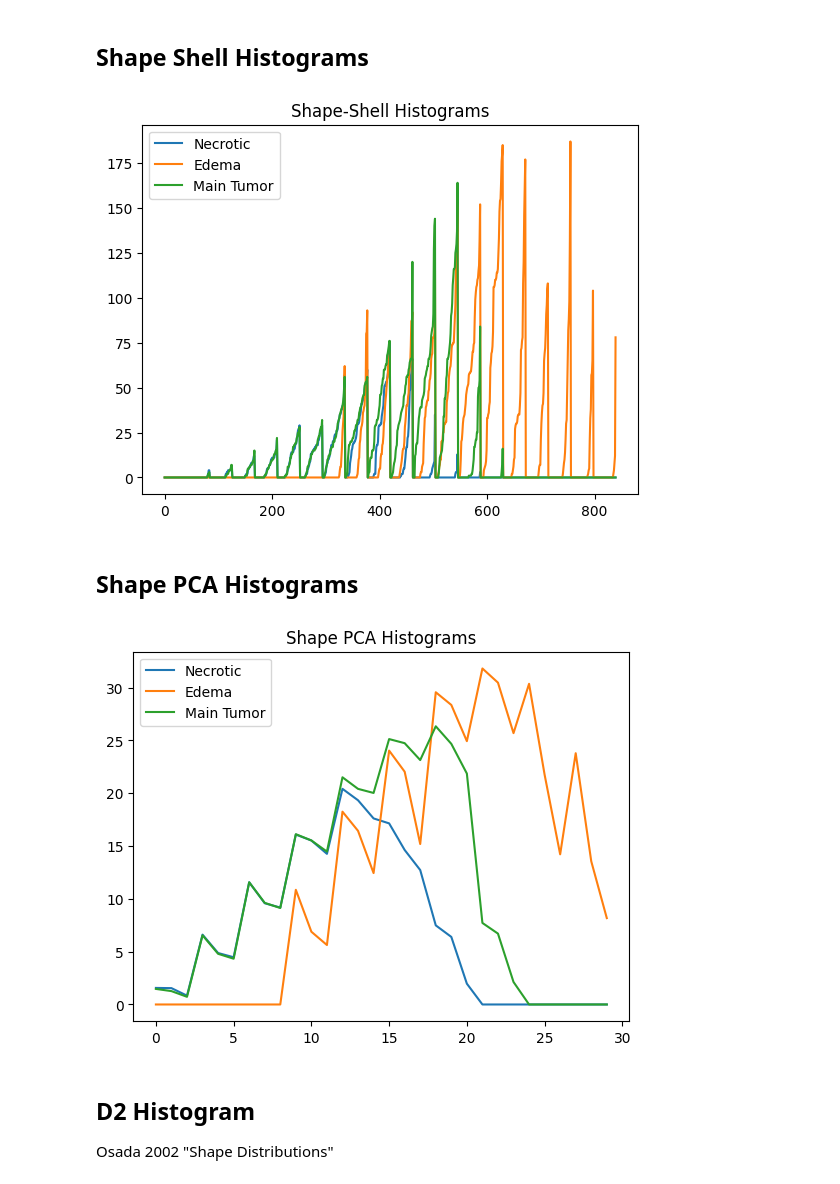
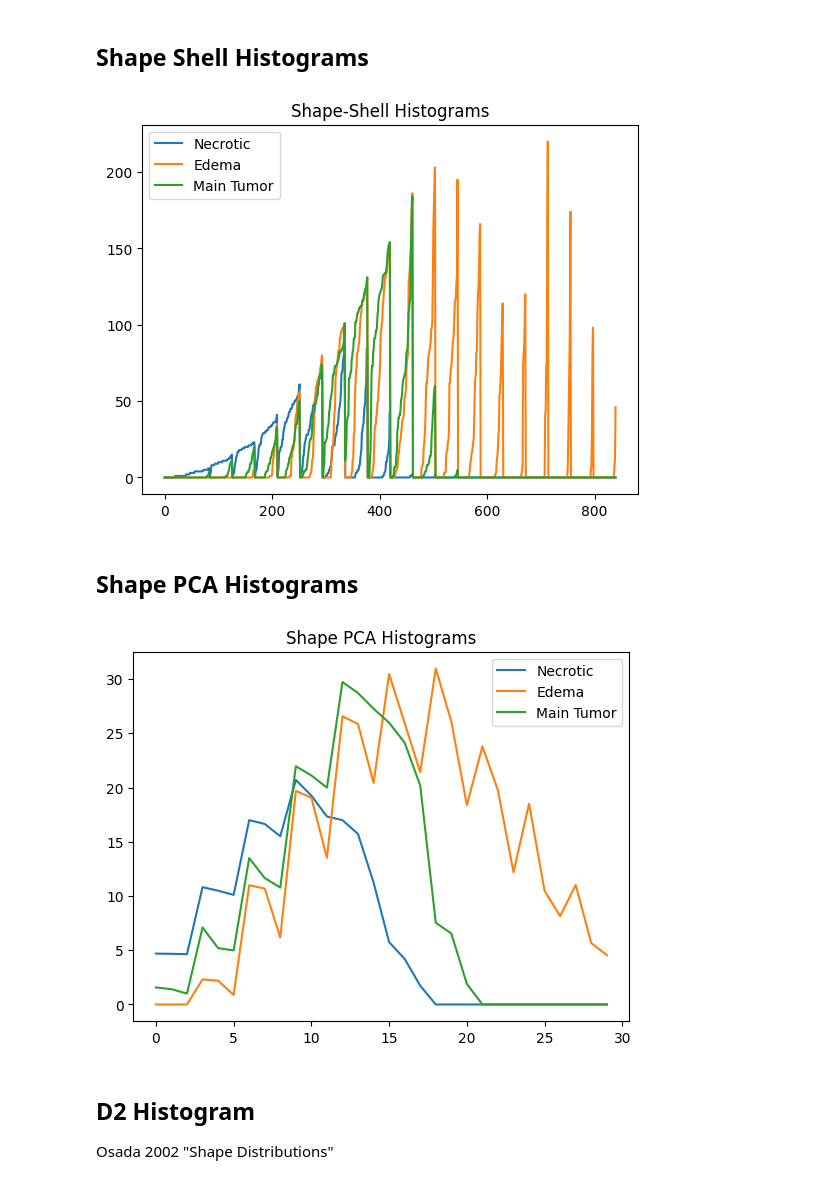
Before and after one commit to ctralie/TopologicalTumors, a Jupyter notebook: notebooks/DescriptorExamples.ipynb, the cells around one changed output. Cells and saved outputs as stored; diff of their text form; code cells hidden in the pictures.

Commit message:
Using point clouds where appropriate in the geometric and topological descriptors

```diff
--- a/notebooks/DescriptorExamples.ipynb
+++ b/notebooks/DescriptorExamples.ipynb
@@ -72,14 +72,23 @@ tumor_seg_path = patient_folder_path + "/" + patient_folder_path[-20:-6] + "_tum
 tumor_seg_nifti = nib.load(tumor_seg_path)
 tumor_seg_mat = tumor_seg_nifti.get_fdata()
 
-
+# Extract V (Vertices) and T(Triangles) of boundary of each level
+# as well as X (the point cloud of the label coordinates)
+# and B (a binary indicator of the label)
 for k, level in enumerate(iso_levels):
     try:
         binary = tumor_seg_mat==level
         level_name = iso_names[level]
+        data[patient]["B{}".format(level_name)] = binary
         data[patient]["count{}".format(level_name)] = np.sum(binary)
         data[patient]["V{}".format(level_name)], data[patient]["T{}".format(level_name)], _, _ = measure.marching_cubes(binary, 0.5)
+        data[patient]["X{}".format(level_name)] = binary_volume_2coords(binary)
+        # Center each mesh
+        data[patient]["V{}".format(level_name)] -= np.mean(data[patient]["V{}".format(level_name)], axis=0, keepdims=True)
+        data[patient]["X{}".format(level_name)] -= np.mean(data[patient]["X{}".format(level_name)], axis=0, keepdims=True)
+
     except:
         #print("Empty mesh", patient, iso_names[iso_levels[k]])
         data[patient]["V{}".format(level_name)] = np.array([])
         data[patient]["T{}".format(level_name)] = np.array([], dtype=int)
+        data[patient]["X{}".format(level_name)] = np.array([])
@@ -91,8 +102,8 @@ res = 4
 plt.figure(figsize=(3*res, res))
 for i, name in enumerate(iso_levels):
     name = iso_names[name]
-    V, T = data[patient]["V{}".format(name)], data[patient]["T{}".format(name)]
-    V -= np.mean(V, axis=0, keepdims=True) # Center each mesh
+    V = data[patient]["V{}".format(name)]
+    T = data[patient]["T{}".format(name)]
     ps_i = ps.register_surface_mesh(name, V, T)
     for p in ps_all:
         p.set_enabled(False)
@@ -113,13 +124,13 @@ for i, name in enumerate(iso_levels):
 
 Ankerst 1999 "3D Shape Histograms for Similarity Search and Classification in Spatial Databases"
 # %%
-VEdema = data[patient]["VEdema"]
+XEdema = data[patient]["XEdema"]
 # Compute the maximum radius (NOTE: This should be done over all samples)
-r_max = np.max(np.sqrt(np.sum(VEdema**2, axis=1)))
+r_max = np.max(np.sqrt(np.sum(XEdema**2, axis=1)))
 n_shells = 20
 for name in iso_names.values():
-    V = data[patient]["V{}".format(name)]
-    h_shape = get_shape_hist(V, n_shells=n_shells, r_max=r_max)
+    X = data[patient]["X{}".format(name)]
+    h_shape = get_shape_hist(X, n_shells=n_shells, r_max=r_max)
     plt.plot(h_shape)
 plt.legend(list(iso_names.values()))
 plt.title("Shape Histograms");
@@ -130,25 +141,25 @@ plt.title("Shape Histograms");
 # %%
 n_shells = 20
 for name in iso_names.values():
-    V = data[patient]["V{}".format(name)]
-    h_shape = get_shape_shell_hist(V, n_shells=n_shells, r_max=r_max)
+    X = data[patient]["X{}".format(name)]
+    h_shape = get_shape_shell_hist(X, n_shells=n_shells, r_max=r_max)
     plt.plot(h_shape)
 plt.legend(list(iso_names.values()))
 plt.title("Shape-Shell Histograms");
 # %% [output]
-[figure, old version]
+[figure, new version]
 # %% [markdown]
 ## Shape PCA Histograms
 # %%
 n_shells = 10
 for name in iso_names.values():
-    V = data[patient]["V{}".format(name)]
-    h_shape = get_shape_pca_hist(V, n_shells=n_shells, r_max=r_max)
+    X = data[patient]["X{}".format(name)]
+    h_shape = get_shape_pca_hist(X, n_shells=n_shells, r_max=r_max)
     plt.plot(h_shape)
 plt.legend(list(iso_names.values()))
 plt.title("Shape PCA Histograms");
 # %% [output]
-[figure, old version]
+[figure, new version]
 # %% [markdown]
 ## D2 Histogram
 
```
Also changed, not shown: parts of 8 cells of this notebook, 1 other file.
